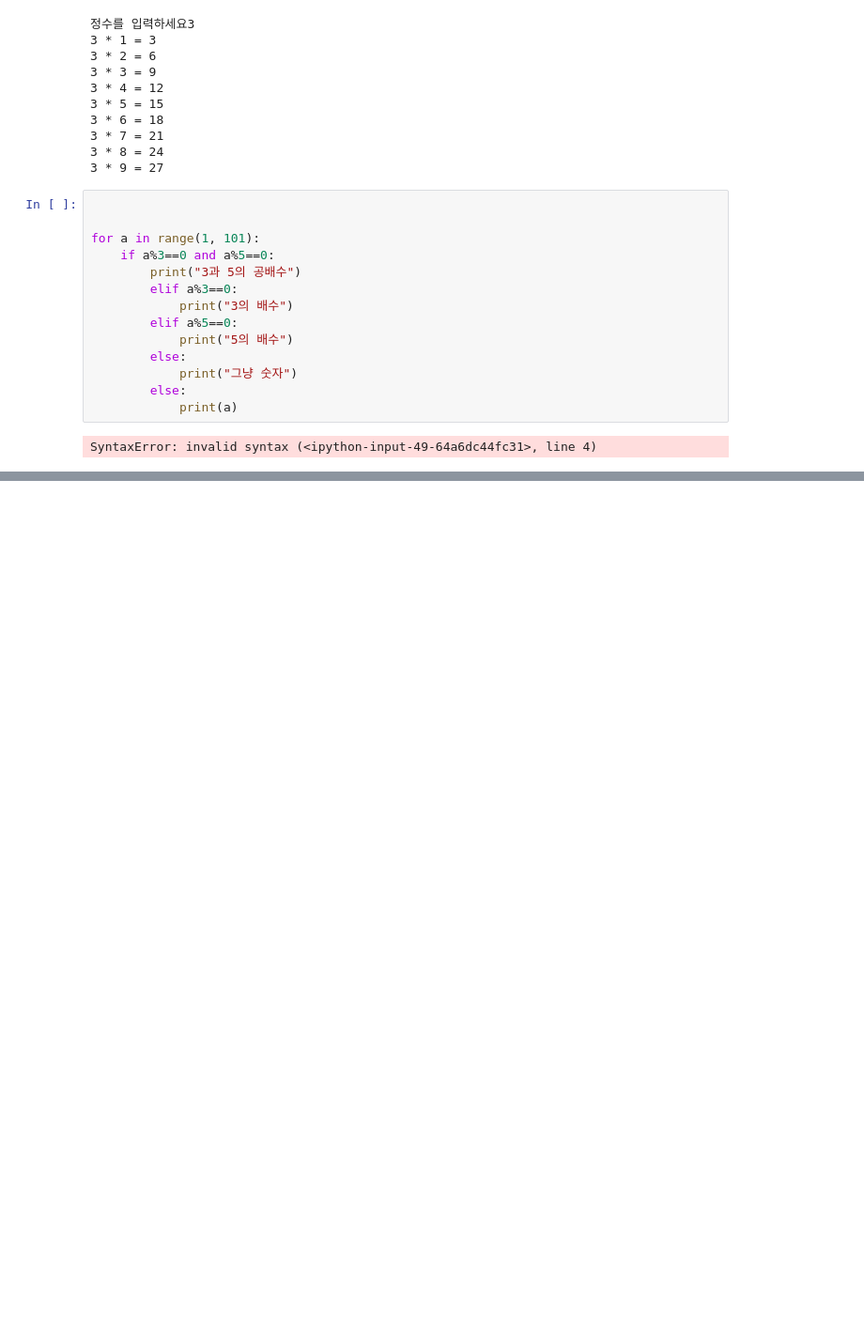
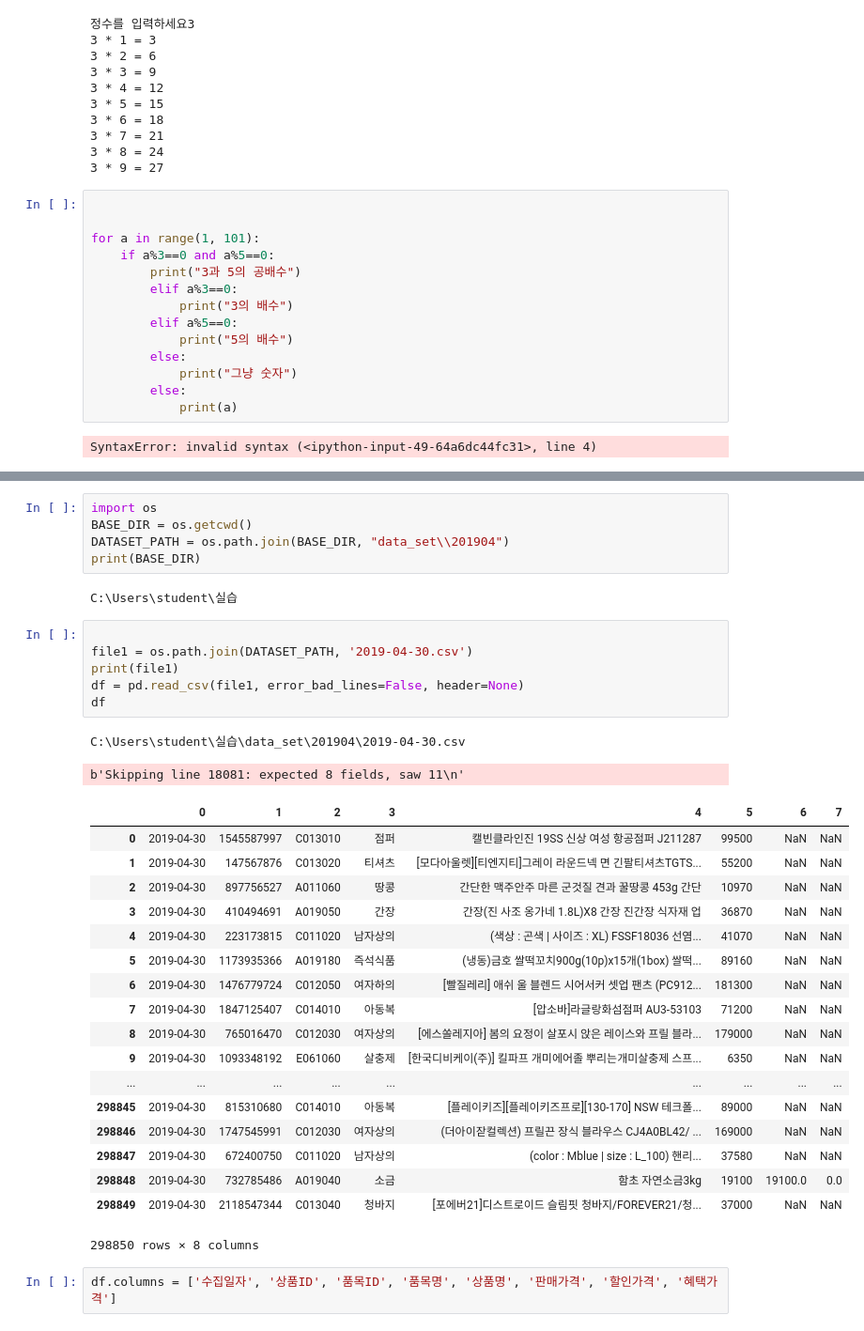
Before and after one commit to jakeyjoo/basic, a Jupyter notebook: Untitled.ipynb, the cells around one changed output, grey strips where cells are left out. Shown: that part at 94% size. Drawn from its saved outputs; the diff is of its cells as text; blank space fills up the shorter version.

```diff
--- a/Untitled.ipynb
+++ b/Untitled.ipynb
@@ -526,0 +1285,36 @@ SyntaxError: invalid syntax (<ipython-input-49-64a6dc44fc31>, line 4)
+# %%
+import os
+BASE_DIR = os.getcwd()
+DATASET_PATH = os.path.join(BASE_DIR, "data_set\\201904")
+print(BASE_DIR)
+# %% [output]
+C:\Users\student\실습
+# %%
+
+file1 = os.path.join(DATASET_PATH, '2019-04-30.csv')
+print(file1)
+df = pd.read_csv(file1, error_bad_lines=False, header=None)
+df
+# %% [output]
+C:\Users\student\실습\data_set\201904\2019-04-30.csv
+b'Skipping line 18081: expected 8 fields, saw 11\n'
+|  | 0 | 1 | 2 | 3 | 4 | 5 | 6 | 7 |
+| 0 | 2019-04-30 | 1545587997 | C013010 | 점퍼 | 캘빈클라인진 19SS 신상 여성 항공점퍼 J211287 | 99500 | NaN | NaN |
+| 1 | 2019-04-30 | 147567876 | C013020 | 티셔츠 | [모다아울렛][티엔지티]그레이 라운드넥 면 긴팔티셔츠TGTS... | 55200 | NaN | NaN |
+| 2 | 2019-04-30 | 897756527 | A011060 | 땅콩 | 간단한 맥주안주 마른 군것질 견과 꿀땅콩 453g 간단 | 10970 | NaN | NaN |
+| 3 | 2019-04-30 | 410494691 | A019050 | 간장 | 간장(진 사조 옹가네 1.8L)X8 간장 진간장 식자재 업 | 36870 | NaN | NaN |
+| 4 | 2019-04-30 | 223173815 | C011020 | 남자상의 | (색상 : 곤색 | 사이즈 : XL) FSSF18036 선염... | 41070 | NaN | NaN |
+| 5 | 2019-04-30 | 1173935366 | A019180 | 즉석식품 | (냉동)금호 쌀떡꼬치900g(10p)x15개(1box) 쌀떡... | 89160 | NaN | NaN |
+| 6 | 2019-04-30 | 1476779724 | C012050 | 여자하의 | [빨질레리] 애쉬 울 블렌드 시어서커 셋업 팬츠 (PC912... | 181300 | NaN | NaN |
+| 7 | 2019-04-30 | 1847125407 | C014010 | 아동복 | [압소바]라글랑화섬점퍼 AU3-53103 | 71200 | NaN | NaN |
+| 8 | 2019-04-30 | 765016470 | C012030 | 여자상의 | [에스쏠레지아] 봄의 요정이 살포시 앉은 레이스와 프릴 블라... | 179000 | NaN | NaN |
+| 9 | 2019-04-30 | 1093348192 | E061060 | 살충제 | [한국디비케이(주)] 킬파프 개미에어졸 뿌리는개미살충제 스프... | 6350 | NaN | NaN |
+| ... | ... | ... | ... | ... | ... | ... | ... | ... |
+| 298845 | 2019-04-30 | 815310680 | C014010 | 아동복 | [플레이키즈][플레이키즈프로][130-170] NSW 테크폴... | 89000 | NaN | NaN |
+| 298846 | 2019-04-30 | 1747545991 | C012030 | 여자상의 | (더아이잗컬렉션) 프릴끈 장식 블라우스 CJ4A0BL42/ ... | 169000 | NaN | NaN |
+| 298847 | 2019-04-30 | 672400750 | C011020 | 남자상의 | (color : Mblue | size : L_100) 핸리... | 37580 | NaN | NaN |
+| 298848 | 2019-04-30 | 732785486 | A019040 | 소금 | 함초 자연소금3kg | 19100 | 19100.0 | 0.0 |
+| 298849 | 2019-04-30 | 2118547344 | C013040 | 청바지 | [포에버21]디스트로이드 슬림핏 청바지/FOREVER21/청... | 37000 | NaN | NaN |
+298850 rows × 8 columns
+# %%
+df.columns = ['수집일자', '상품ID', '품목ID', '품목명', '상품명', '판매가격', '할인가격', '혜택가격']
```
Also changed, not shown: parts of 95 cells of this notebook.
